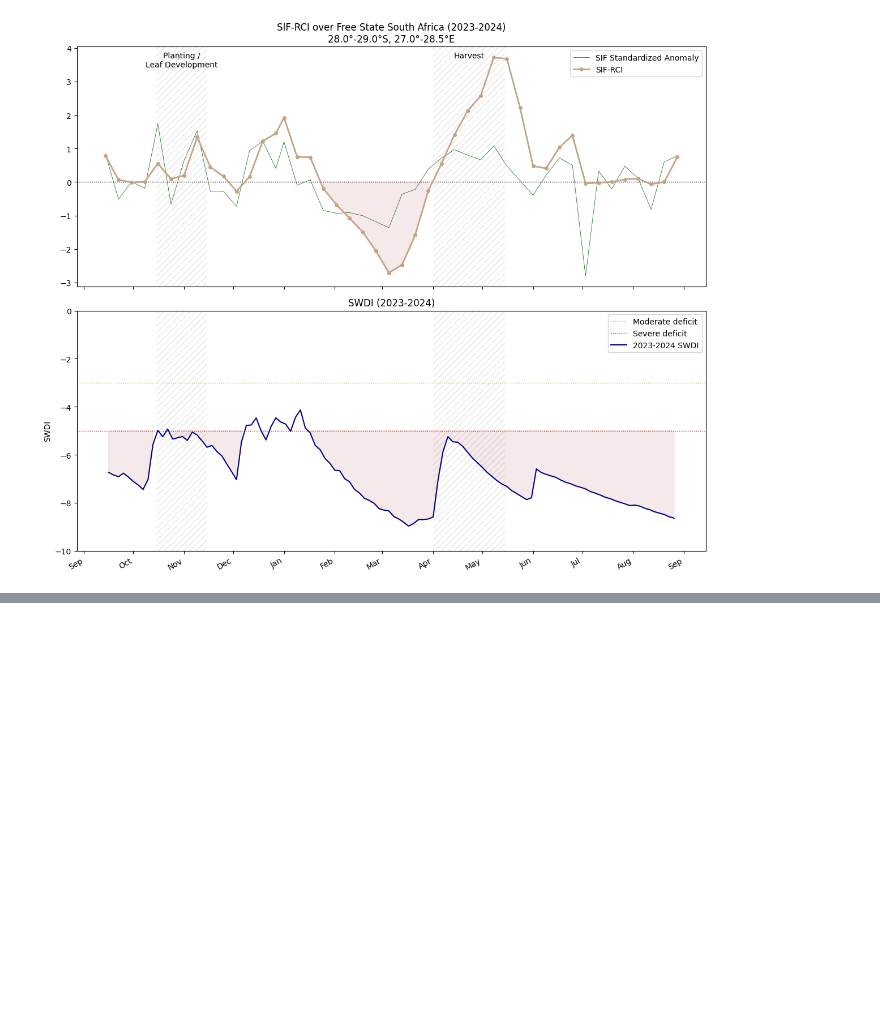
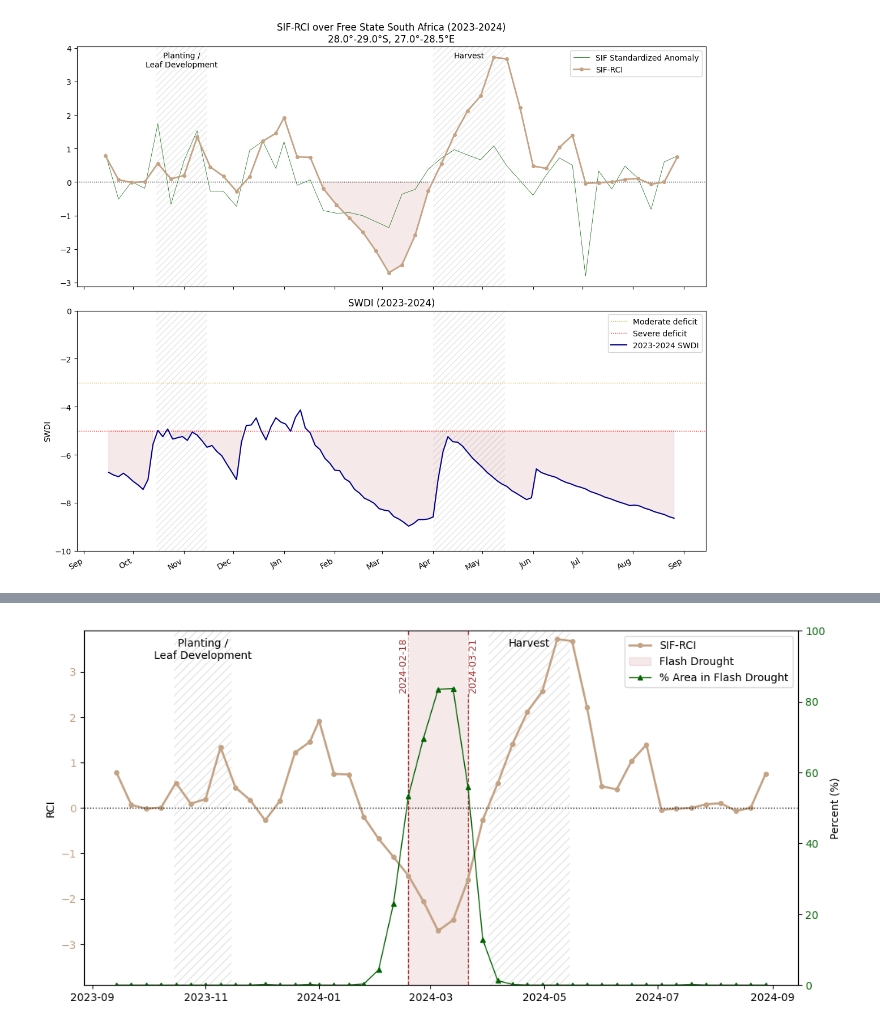
Before and after one commit to asaito333/flash-drought-ARSET, a Jupyter notebook: notebooks/2_detection.ipynb, the cells around one changed output, grey strips where cells are left out. Saved outputs shown, nothing was run; the diff lists cells and outputs as text; code cells hidden in the pictures; blank space fills up the shorter version.

Commit message:
Added detection rule for SIF-RCI

```diff
--- a/notebooks/2_detection.ipynb
+++ b/notebooks/2_detection.ipynb
@@ -84,7 +84,8 @@ sif_time_series_fname = f"{region_name}_{year_str}_sif.csv"
 swdi_time_series_fname = f"{region_name}_{year_str}_swdi.csv"
 
 # Set the directory to save the rasters for each time step
-raster_dir = f"data/{region_name}_time_steps"
+raster_dir = f"data/{region_name}_time_steps_{year_str}"
+fd_dir = f"data/{region_name}_fd_{year_str}"
 # %%
 import os
 
@@ -267,3 +260,67 @@ Alternative formulation similar to SWVI:
 * **Slow drought transition**: No SWDI end date detected within the time range.
 
 Optionally, we can flag FD events that occur within the growing season, which can be defined as the start of planting season to the end of the harvest season. It would be ideal to use real data to inform these dates, but this information is typically secret for large agricultural operations and difficult to obtain from smallholder farmers. Farmers don't tend to plant and harvest their crops uniformly in lock step, so the crop calendar dates are rough estimates.
+# %%
+from analysis import detect_flash_drought_sif
+
+if not os.path.exists(fd_dir):
+    detect_flash_drought_sif(raster_dir, fd_dir, sif_csv_path)
+
+def add_flash_drought_markers(ax: plt.Axes, dates: list[datetime], flags: list[bool]) -> None:
+    """Draw vertical dashed lines at the first and last dates below the flash drought threshold."""
+    fd_dates = [d for d, flag in zip(dates, flags) if flag]
+    if not fd_dates:
+        return
+
+    first_date, last_date = fd_dates[0], fd_dates[-1]
+    trans = mtransforms.blended_transform_factory(ax.transData, ax.transAxes)
+
+    for i, d in enumerate([first_date, last_date]):
+        ax.axvline(d, color="brown", linestyle="--", linewidth=1, zorder=1)
+        # Alternate label alignment so start/end labels don't overlap when close together
+        ha = "right" if i == 0 else "left"
+        ax.text(d, 0.98, d.strftime("%Y-%m-%d"), transform=trans, ha=ha, va="top",
+                fontsize=9, color="brown", rotation=90,
+                bbox={"facecolor": "white", "edgecolor": "none", "alpha": 0.7, "pad": 1})
+    ax.axvspan(first_date, last_date, color="brown", alpha=0.1, label="Flash Drought")
+
+
+# Read the saved CSV
+plot_dates = []
+plot_fdperc: list[float] = []
+plot_sifrci: list[float] = []
+with open(sif_csv_path, newline="") as f:
+    reader = csv.DictReader(f)
+    for row in reader:
+        pt_date = datetime.strptime(row["date"], "%Y-%m-%d") # noqa: DTZ007
+        plot_dates.append(pt_date)
+        plot_fdperc.append(float(row["fd_percent"]))
+        plot_sifrci.append(float(row["sif_rci"]))
+
+fd_thresh = 50
+flash_drought_sif = [r > fd_thresh for r in plot_fdperc]
+
+color1 = (0.77, 0.64, 0.52)
+color2 = "darkgreen"
+
+fig, ax1 = plt.subplots(figsize=(12, 6))
+add_crop_calendar(ax1)
+ax1.plot(plot_dates, plot_sifrci, marker="o", color=color1, linewidth=2, markersize=4, label="SIF-RCI")
+ax1.axhline(0, color="black", linestyle=":", linewidth=1)
+ax1.tick_params(axis='y', labelcolor=color1)
+ylim = max([abs(r) for r in plot_sifrci])
+ax1.set_ylim(-1.05 * ylim, 1.05 * ylim)
+ax1.set_ylabel("RCI")
+add_flash_drought_markers(ax1, plot_dates, flash_drought_sif)
+
+ax2 = ax1.twinx()
+ax2.plot(plot_dates, plot_fdperc, marker="^", color=color2, linewidth=1, markersize=4, label="% Area in Flash Drought")
+ax2.tick_params(axis="y", labelcolor=color2)
+ax2.set_ylim(0, 100)
+ax2.set_ylabel("Percent (%)")
+
+lines1, labels1 = ax1.get_legend_handles_labels()
+lines2, labels2 = ax2.get_legend_handles_labels()
+legend = ax1.legend(lines1 + lines2, labels1 + labels2, loc="upper right")
+# %% [output]
+[figure, added]
```
Also changed, not shown: parts of 2 cells of this notebook, 1 other file.
